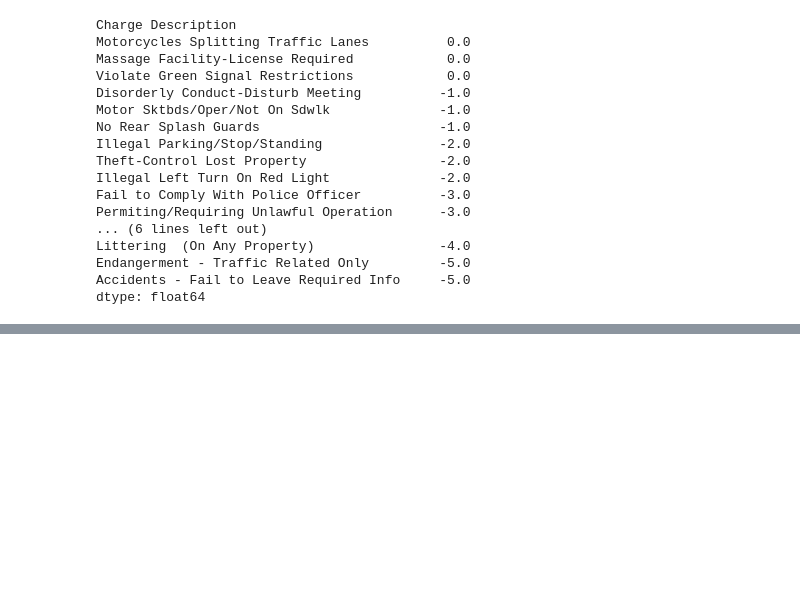
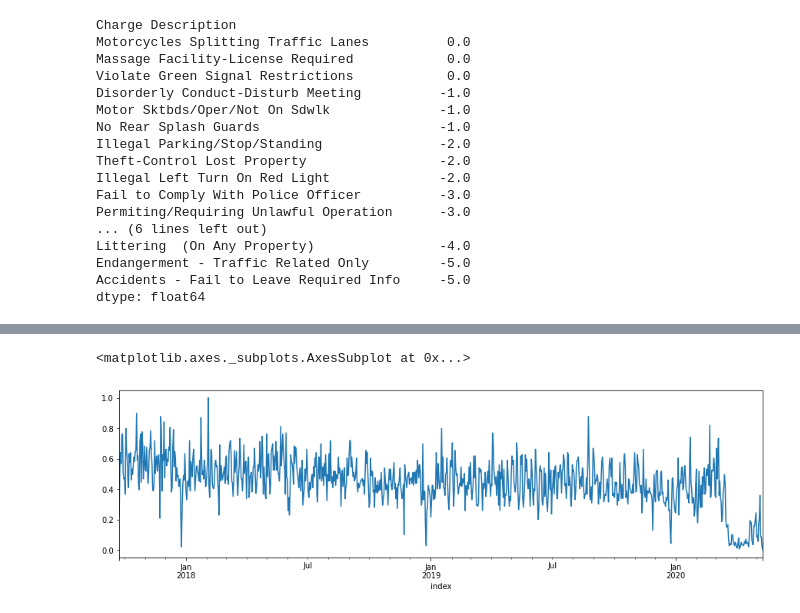
Before and after one commit to mrkjhsn/City-of-Scottsdale-Citations, a Jupyter notebook: weather_impact_on_citations.ipynb, the cells around one changed output, grey strips where cells are left out. Cells and saved outputs as stored; diff of their text form; code cells hidden in the pictures; blank space fills up the shorter version.

```diff
--- a/weather_impact_on_citations.ipynb
+++ b/weather_impact_on_citations.ipynb
@@ -348,0 +346,3 @@ dtype: float64
+# %%
+# combine weather features with the count of citations on each day
+df = weather.loc[:, :'WSF5'].merge(citations.groupby(citations.index).size().rename('citations'), left_index=True, right_index=True)
@@ -348,0 +358,5 @@ dtype: float64
+# %%
+# scale feature between 0 and 1
+scaler = MinMaxScaler()
+scaler.fit(df)
+df_scaled = pd.DataFrame(scaler.transform(df), columns=df.columns)
@@ -348,0 +380,8 @@ dtype: float64
+# %%
+# combine index back to df
+df_scaled = pd.concat([df_scaled, df.index.to_series().reset_index().drop(0, axis=1)], axis=1).set_index('index')
+# %%
+df_scaled.iloc[:, -1].plot(figsize=(15,4))
+# %% [output]
+<matplotlib.axes._subplots.AxesSubplot at 0x...>
+[figure, added]
```
Also changed, not shown: parts of 17 cells of this notebook.
